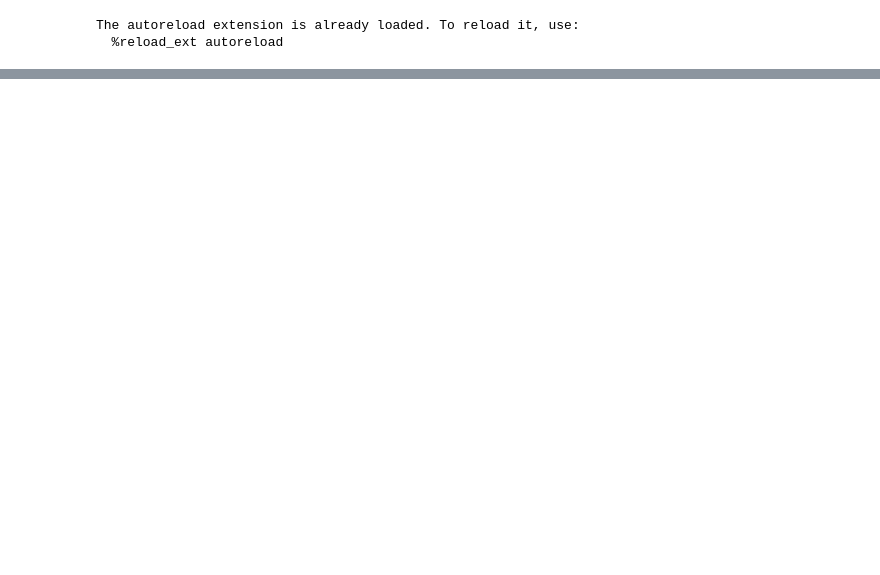
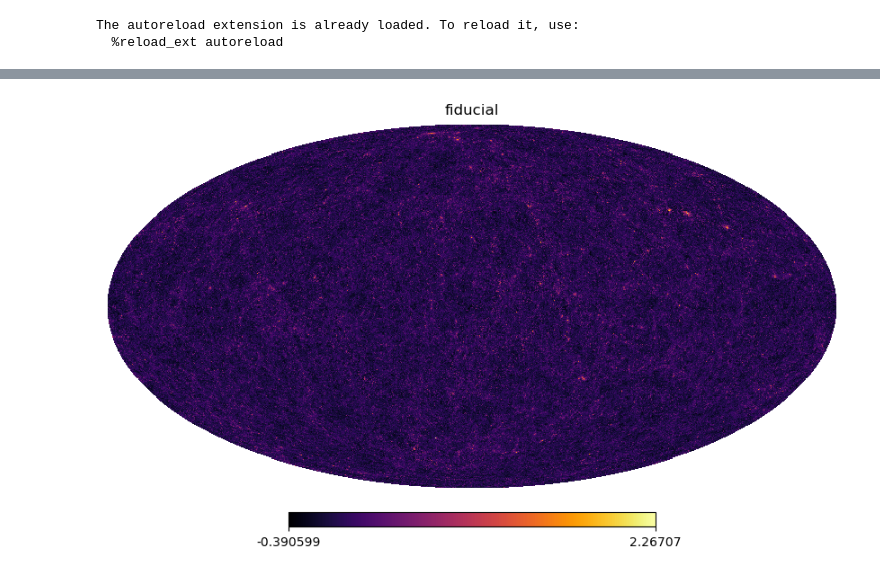
Before and after one commit to sachaguer/UNIONS_forward_model, a Jupyter notebook: notebooks/cosmogrid_preprocessing.ipynb, the cells around one changed output, grey strips where cells are left out. Cells and saved outputs as stored; diff of their text form; code cells hidden in the pictures; blank space fills up the shorter version.

```diff
--- a/notebooks/cosmogrid_preprocessing.ipynb
+++ b/notebooks/cosmogrid_preprocessing.ipynb
@@ -47,0 +77,6 @@ np.savetxt('/home/guerrini/UNIONS_forward_model/data_utils/m_bias_prior.txt', m_
+# %%
+path_sims = '/n17data/sguerrini/CosmoGridV1/'
+path_infos = '/n17data/sguerrini/CosmoGridV1/CosmoGridV1_metainfo.h5'
+nside = 512
+
+overdensity_preprocessing, z_bin_edges, cosmo_params = preprocessing_cosmogrid(path_sims, path_infos, nside, verbose=True)
@@ -47,0 +90,5 @@ np.savetxt('/home/guerrini/UNIONS_forward_model/data_utils/m_bias_prior.txt', m_
+# %%
+hp.mollview(np.log(np.mean(overdensity_preprocessing, axis=0)+1), title='fiducial', cmap='inferno')
+plt.show()
+# %% [output]
+[figure, added]
```
Also changed, not shown: parts of 18 cells of this notebook, 5 other files.
